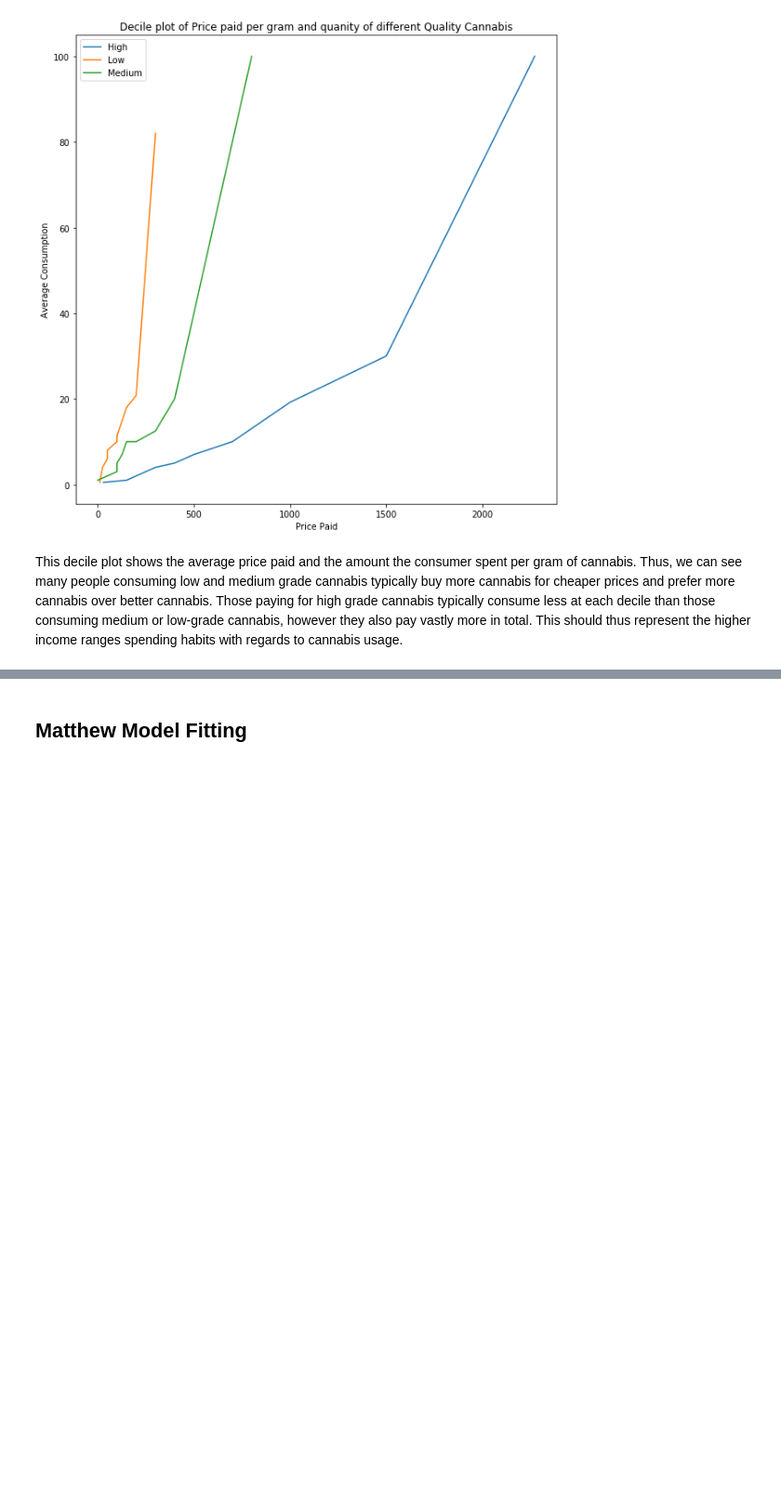
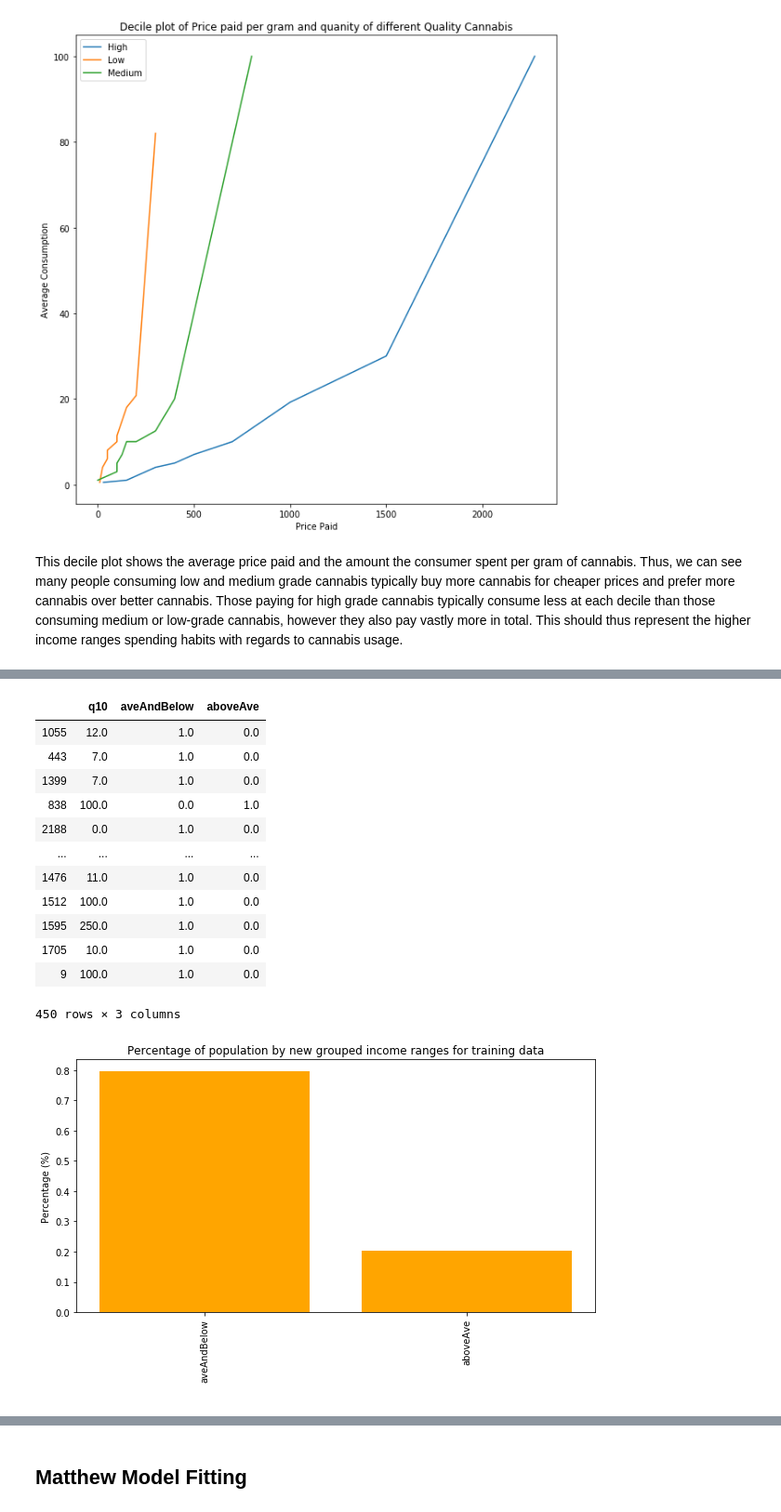
Before and after one commit to Matkicail/DAE-Project, a Jupyter notebook: daeRough.ipynb, the cells around one changed output, grey strips where cells are left out. Shown at 93% size. Drawn from its saved outputs; the diff is of its cells as text; code cells hidden in the pictures; blank space fills up the shorter version.

```diff
--- a/daeRough.ipynb
+++ b/daeRough.ipynb
@@ -2769,0 +2950,34 @@ This decile plot shows the average price paid and the amount the consumer spent
+# %%
+temps = test.copy()[['aveAndBelow','aboveAve']]
+
+display(test)
+
+columns = ['aveAndBelow','aboveAve']
+
+probs = []
+temp = np.count_nonzero(temps, axis=0)
+for col in temp[:]:
+    probs.append(col/np.sum(temp))
+
+plt.figure(figsize=(10,5))
+plt.title('Percentage of population by new grouped income ranges for training data')
+plt.xlabel(' ')
+plt.ylabel('Percentage (%)')
+plt.xticks(rotation=90)
+plt.bar(['aveAndBelow','aboveAve'],probs,color="orange")
+plt.show()
+# %% [output]
+|  | q10 | aveAndBelow | aboveAve |
+| 1055 | 12.0 | 1.0 | 0.0 |
+| 443 | 7.0 | 1.0 | 0.0 |
+| 1399 | 7.0 | 1.0 | 0.0 |
+| 838 | 100.0 | 0.0 | 1.0 |
+| 2188 | 0.0 | 1.0 | 0.0 |
+| ... | ... | ... | ... |
+| 1476 | 11.0 | 1.0 | 0.0 |
+| 1512 | 100.0 | 1.0 | 0.0 |
+| 1595 | 250.0 | 1.0 | 0.0 |
+| 1705 | 10.0 | 1.0 | 0.0 |
+| 9 | 100.0 | 1.0 | 0.0 |
+450 rows × 3 columns
+[figure, added]
```
Also changed, not shown: parts of 41 cells of this notebook.
